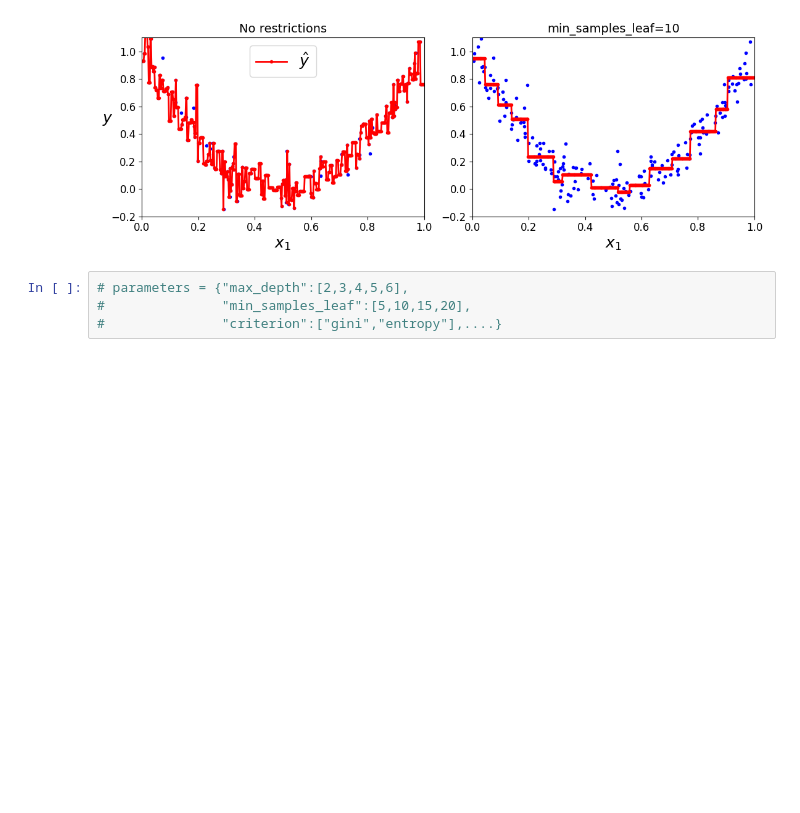
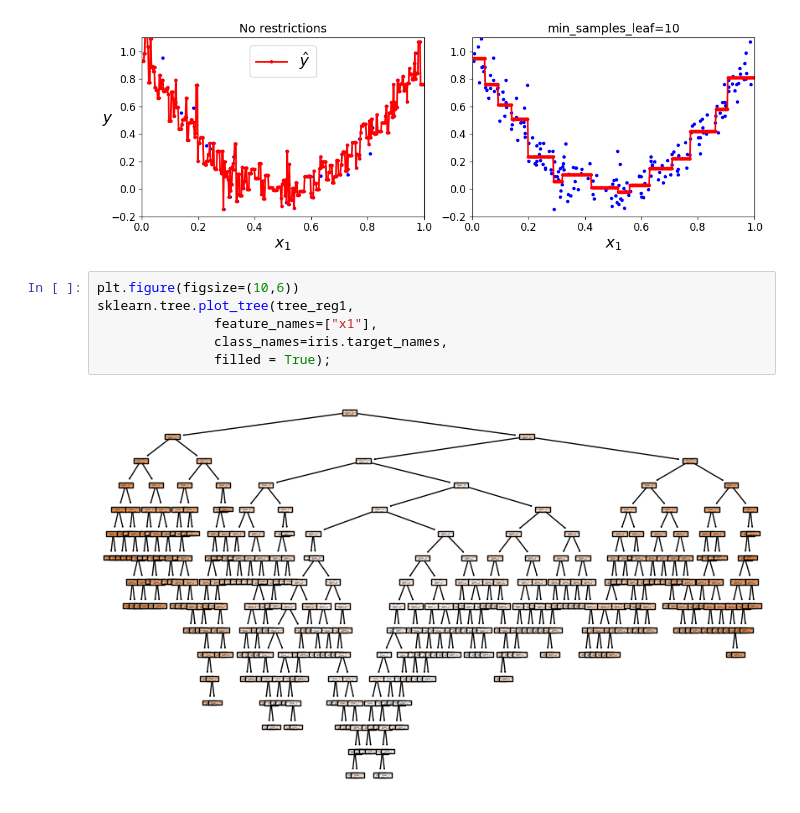
Before and after one commit to diego-dng/1025_DS_VITORIA, a Jupyter notebook: 3-Machine_Learning/1-Supervisado/3-RegorClass/5-Decision_Trees/Decision_trees.ipynb, the cells around one changed output. Drawn from its saved outputs; the diff is of its cells as text; blank space fills up the shorter version.

```diff
--- a/3-Machine_Learning/1-Supervisado/3-RegorClass/5-Decision_Trees/Decision_trees.ipynb
+++ b/3-Machine_Learning/1-Supervisado/3-RegorClass/5-Decision_Trees/Decision_trees.ipynb
@@ -312,7 +337,11 @@ plt.show()
 # %% [output]
 Saving figure tree_regression_regularization_plot
 [figure]
-# %%
-# parameters = {"max_depth":[2,3,4,5,6],
-#               "min_samples_leaf":[5,10,15,20],
-#               "criterion":["gini","entropy"],....}
+# %%
+plt.figure(figsize=(10,6))
+sklearn.tree.plot_tree(tree_reg1,
+               feature_names=["x1"],
+               class_names=iris.target_names,
+               filled = True);
+# %% [output]
+[figure, added]
```
Also changed, not shown: parts of 8 cells of this notebook, 6 other files.
